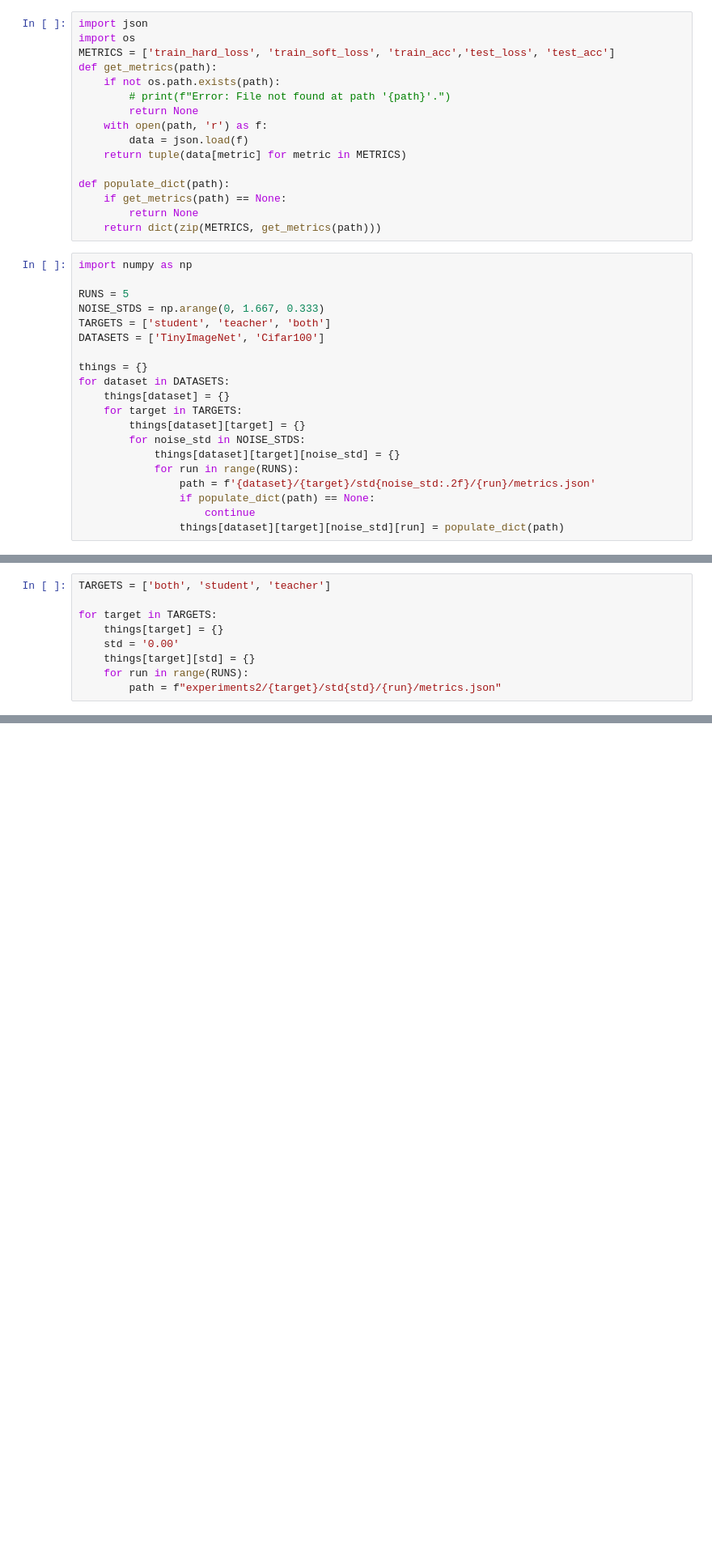
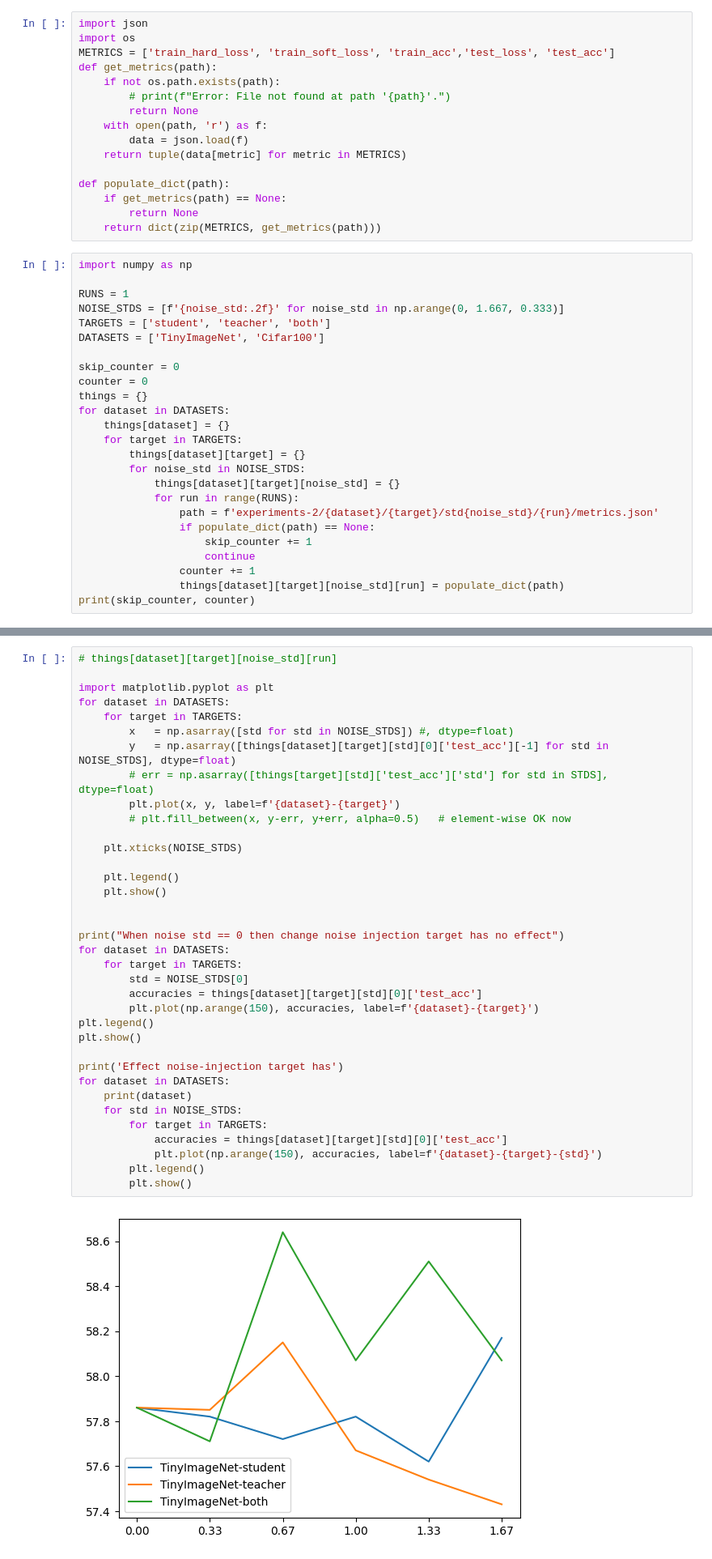
Before and after one commit to ignatiusmf/noise-injection, a Jupyter notebook: analyzer_noise_injection_tinyimagenet.ipynb, the cells around one changed output, grey strips where cells are left out. Shown at 81% size. Cells and saved outputs as stored; diff of their text form; blank space fills up the shorter version.

```diff
--- a/analyzer_noise_injection_tinyimagenet.ipynb
+++ b/analyzer_noise_injection_tinyimagenet.ipynb
@@ -17,11 +17,13 @@ def populate_dict(path):
 # %%
 import numpy as np
 
-RUNS = 5
-NOISE_STDS = np.arange(0, 1.667, 0.333)
+RUNS = 1
+NOISE_STDS = [f'{noise_std:.2f}' for noise_std in np.arange(0, 1.667, 0.333)]
 TARGETS = ['student', 'teacher', 'both']
 DATASETS = ['TinyImageNet', 'Cifar100']
 
+skip_counter = 0
+counter = 0
 things = {}
 for dataset in DATASETS:
     things[dataset] = {}
@@ -30,7 +32,10 @@ for dataset in DATASETS:
         for noise_std in NOISE_STDS:
             things[dataset][target][noise_std] = {}
             for run in range(RUNS):
-                path = f'{dataset}/{target}/std{noise_std:.2f}/{run}/metrics.json'
+                path = f'experiments-2/{dataset}/{target}/std{noise_std}/{run}/metrics.json'
                 if populate_dict(path) == None:
+                    skip_counter += 1
                     continue
+                counter += 1
                 things[dataset][target][noise_std][run] = populate_dict(path)
+print(skip_counter, counter)
@@ -49,9 +75,0 @@ def visualize_structure(things):
-# %%
-TARGETS = ['both', 'student', 'teacher']
-
-for target in TARGETS:
-    things[target] = {}
-    std = '0.00'
-    things[target][std] = {}
-    for run in range(RUNS):
-        path = f"experiments2/{target}/std{std}/{run}/metrics.json"
@@ -79,0 +76,38 @@ for target in TARGETS:
+# %%
+# things[dataset][target][noise_std][run]
+
+import matplotlib.pyplot as plt
+for dataset in DATASETS:
+    for target in TARGETS:
+        x   = np.asarray([std for std in NOISE_STDS]) #, dtype=float)
+        y   = np.asarray([things[dataset][target][std][0]['test_acc'][-1] for std in NOISE_STDS], dtype=float)
+        # err = np.asarray([things[target][std]['test_acc']['std'] for std in STDS], dtype=float)
+        plt.plot(x, y, label=f'{dataset}-{target}')
+        # plt.fill_between(x, y-err, y+err, alpha=0.5)   # element-wise OK now
+
+    plt.xticks(NOISE_STDS)
+
+    plt.legend()
+    plt.show()
+
+
+print("When noise std == 0 then change noise injection target has no effect")
+for dataset in DATASETS:
+    for target in TARGETS:
+        std = NOISE_STDS[0]
+        accuracies = things[dataset][target][std][0]['test_acc']
+        plt.plot(np.arange(150), accuracies, label=f'{dataset}-{target}')
+plt.legend()
+plt.show()
+
+print('Effect noise-injection target has')
+for dataset in DATASETS:
+    print(dataset)
+    for std in NOISE_STDS:
+        for target in TARGETS:
+            accuracies = things[dataset][target][std][0]['test_acc']
+            plt.plot(np.arange(150), accuracies, label=f'{dataset}-{target}-{std}')
+        plt.legend()
+        plt.show()
+# %% [output]
+[figure, added]
```
Also changed, not shown: parts of 4 cells of this notebook, 5 other files.
